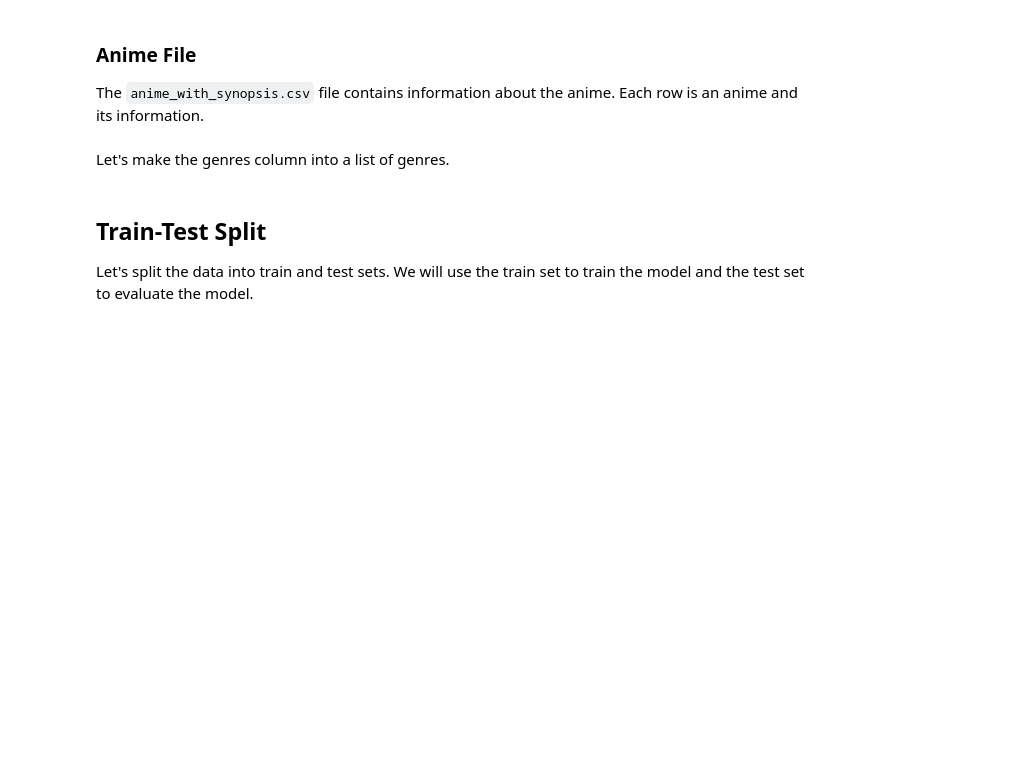
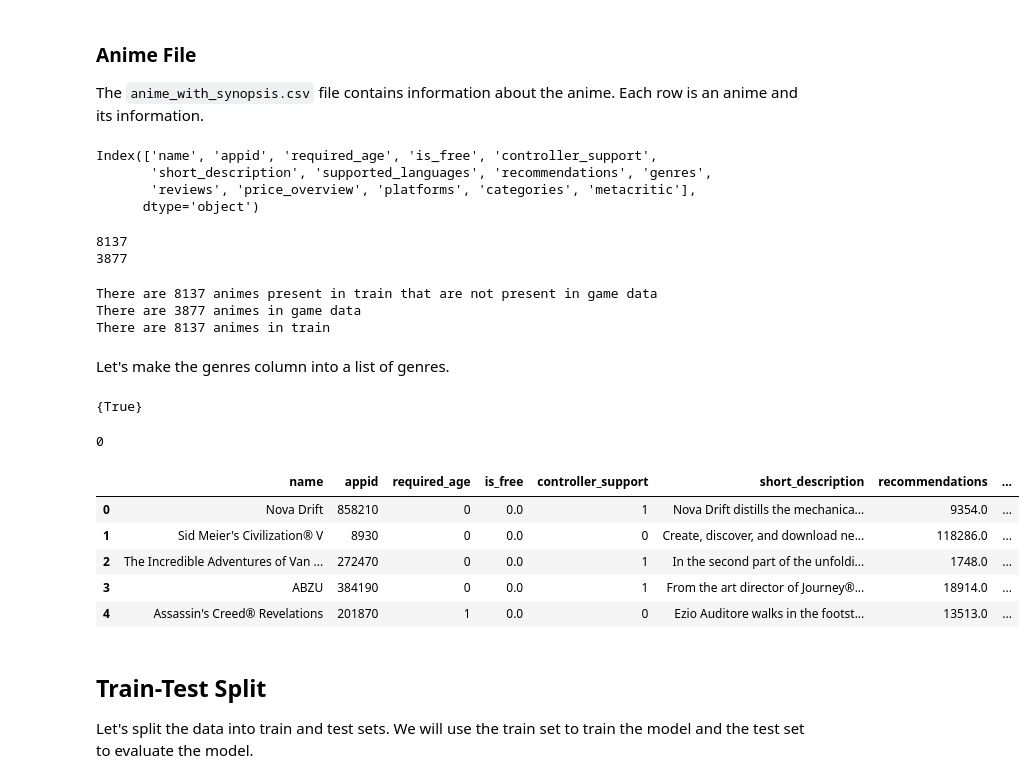
Before and after one commit to akseljoonas/algorithms-data-structures, a Jupyter notebook: Regularisation Nation Game Recommendations.ipynb, the cells around one changed output. Drawn from its saved outputs; the diff is of its cells as text; code cells hidden in the pictures; blank space fills up the shorter version.

```diff
--- a/Regularisation Nation Game Recommendations.ipynb
+++ b/Regularisation Nation Game Recommendations.ipynb
@@ -158,9 +154,43 @@ anime.head()
+# %%
+useful_columns = ['name', 'appid', 'required_age', 'is_free', 'controller_support', 'short_description', 'supported_languages','recommendations','genres', 'reviews','price_overview', 'platforms', 'categories', 'metacritic']
+game_data = game_data[useful_columns]
+game_data.columns
+# %% [output]
+Index(['name', 'appid', 'required_age', 'is_free', 'controller_support',
+       'short_description', 'supported_languages', 'recommendations', 'genres',
+       'reviews', 'price_overview', 'platforms', 'categories', 'metacritic'],
+      dtype='object')
+# %%
+print(len(set(train.appid.unique())))
+print(len(set(game_data.appid)))
+# %% [output]
+8137
+3877
 # %%
 # difference between animes (if there are animes not present in ratings)
-anime_not_present = len(set(ratings.anime_id.unique()) - set(anime.anime_id.unique()))
+games_not_present = len(set(train.appid) - set(game_data.appid))
 
-print("There are {} animes present in ratings that are not present in anime".format(anime_not_present))
-print("There are {} animes in anime_with_synopsis.csv".format(anime.shape[0]))
-print("There are {} animes in rating_complete.csv".format(ratings.anime_id.nunique()))
+print("There are {} animes present in train that are not present in game data".format(games_not_present))
+print("There are {} animes in game data".format(game_data.shape[0]))
+print("There are {} animes in train".format(train.appid.nunique()))
+# %% [output]
+There are 8137 animes present in train that are not present in game data
+There are 3877 animes in game data
+There are 8137 animes in train
 # %% [markdown]
 Let's make the genres column into a list of genres.
+# %%
+print(set(game_data['is_free']))
+int('0')
+# %% [output]
+{True}
+0
+# %%
+game_data.head()
+# %% [output]
+|  | name | appid | required_age | is_free | controller_support | short_description | recommendations | ... |
+| 0 | Nova Drift | 858210 | 0 | 0.0 | 1 | Nova Drift distills the mechanica... | 9354.0 | ... |
+| 1 | Sid Meier's Civilization® V | 8930 | 0 | 0.0 | 0 | Create, discover, and download ne... | 118286.0 | ... |
+| 2 | The Incredible Adventures of Van ... | 272470 | 0 | 0.0 | 1 | In the second part of the unfoldi... | 1748.0 | ... |
+| 3 | ABZU | 384190 | 0 | 0.0 | 1 | From the art director of Journey®... | 18914.0 | ... |
+| 4 | Assassin's Creed® Revelations | 201870 | 1 | 0.0 | 0 | Ezio Auditore walks in the footst... | 13513.0 | ... |
```
Also changed, not shown: parts of 4 cells of this notebook.
